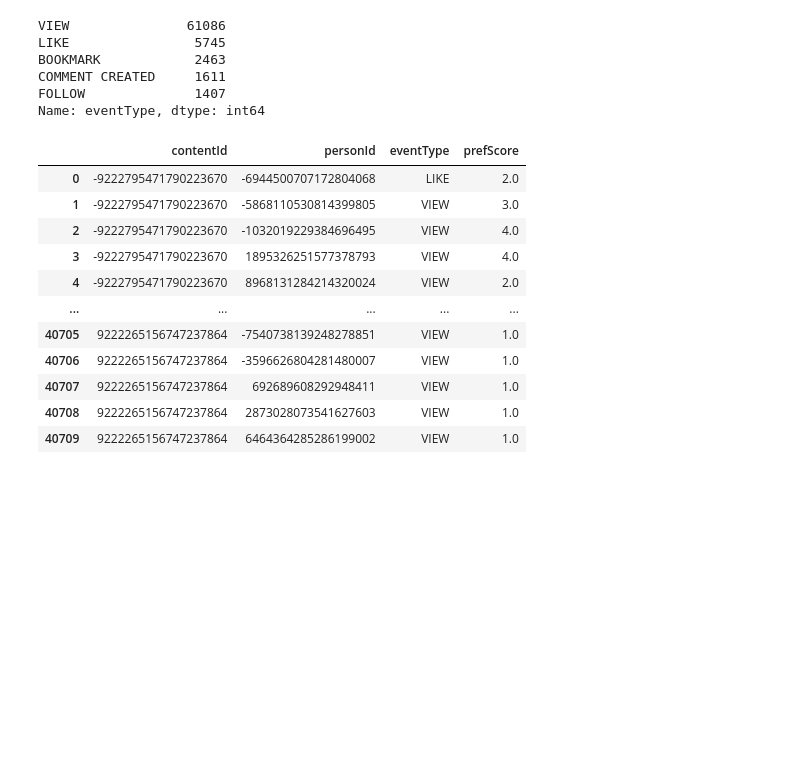
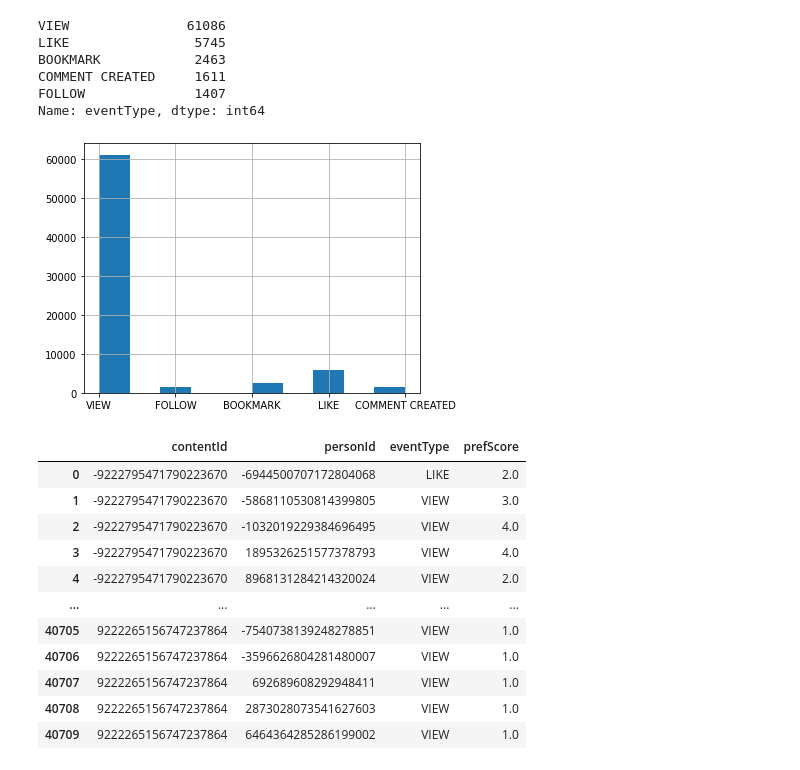
Before and after one commit to JoeJoe1313/Recommender-Systems, a Jupyter notebook: Copy_of_Content_based_Recommender_Example.ipynb, the cells around one changed output. Saved outputs shown, nothing was run; the diff lists cells and outputs as text; code cells hidden in the pictures; blank space fills up the shorter version.

```diff
--- a/Copy_of_Content_based_Recommender_Example.ipynb
+++ b/Copy_of_Content_based_Recommender_Example.ipynb
@@ -92,6 +91,13 @@ BOOKMARK            2463
 COMMENT CREATED     1611
 FOLLOW              1407
 Name: eventType, dtype: int64
+# %%
+# Insert event type plot here
+interactions_df['eventType'].hist()
+plt.tight_layout()
+plt.show()
+# %% [output]
+[figure, added]
 # %%
 # will leave only one record for user content, as in order to combine the diffent events will score them - view is implicit preference so 1 point,
 # like/comment/bookmark/follow are explicit/implicit preferences that probably the user like it so 5 points. after that will
```
Also changed, not shown: parts of 5 cells of this notebook.
